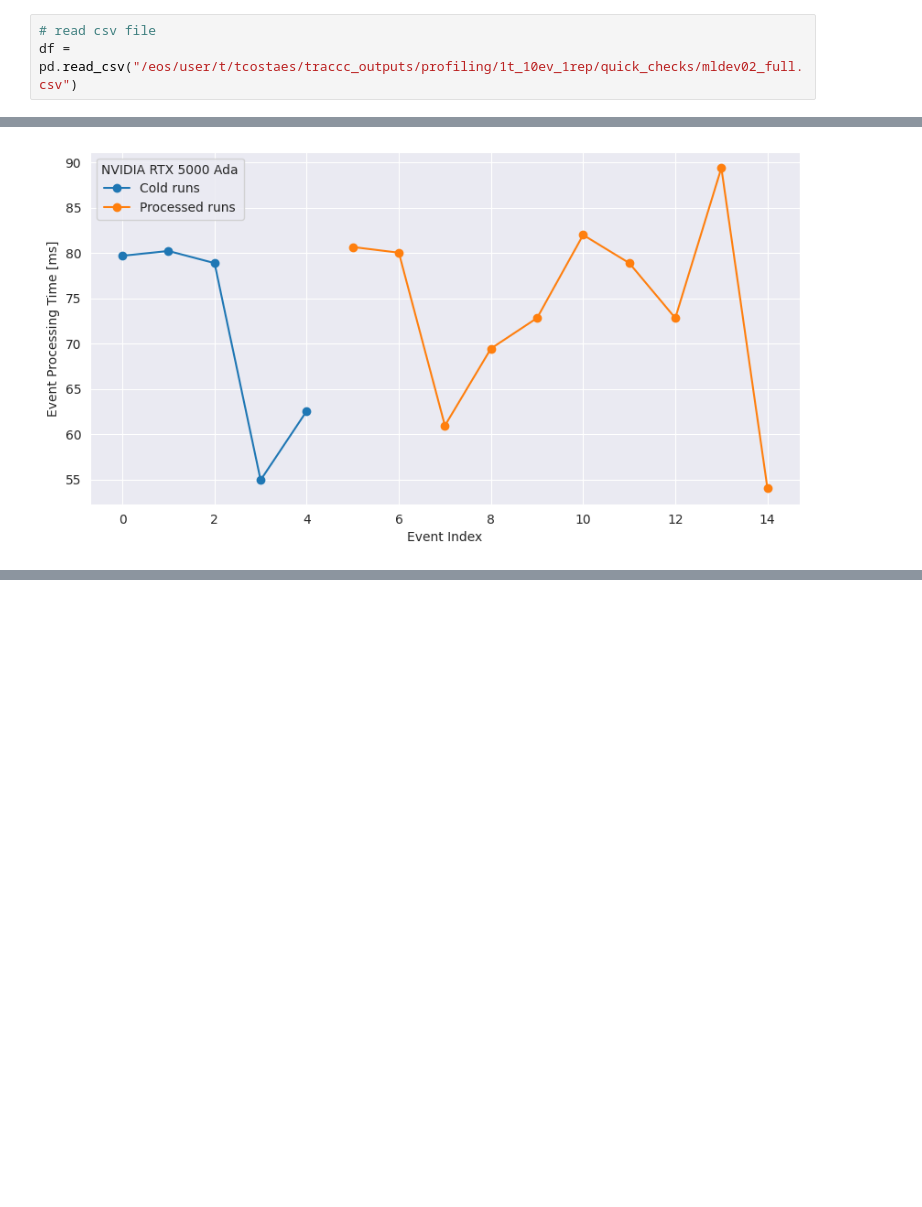
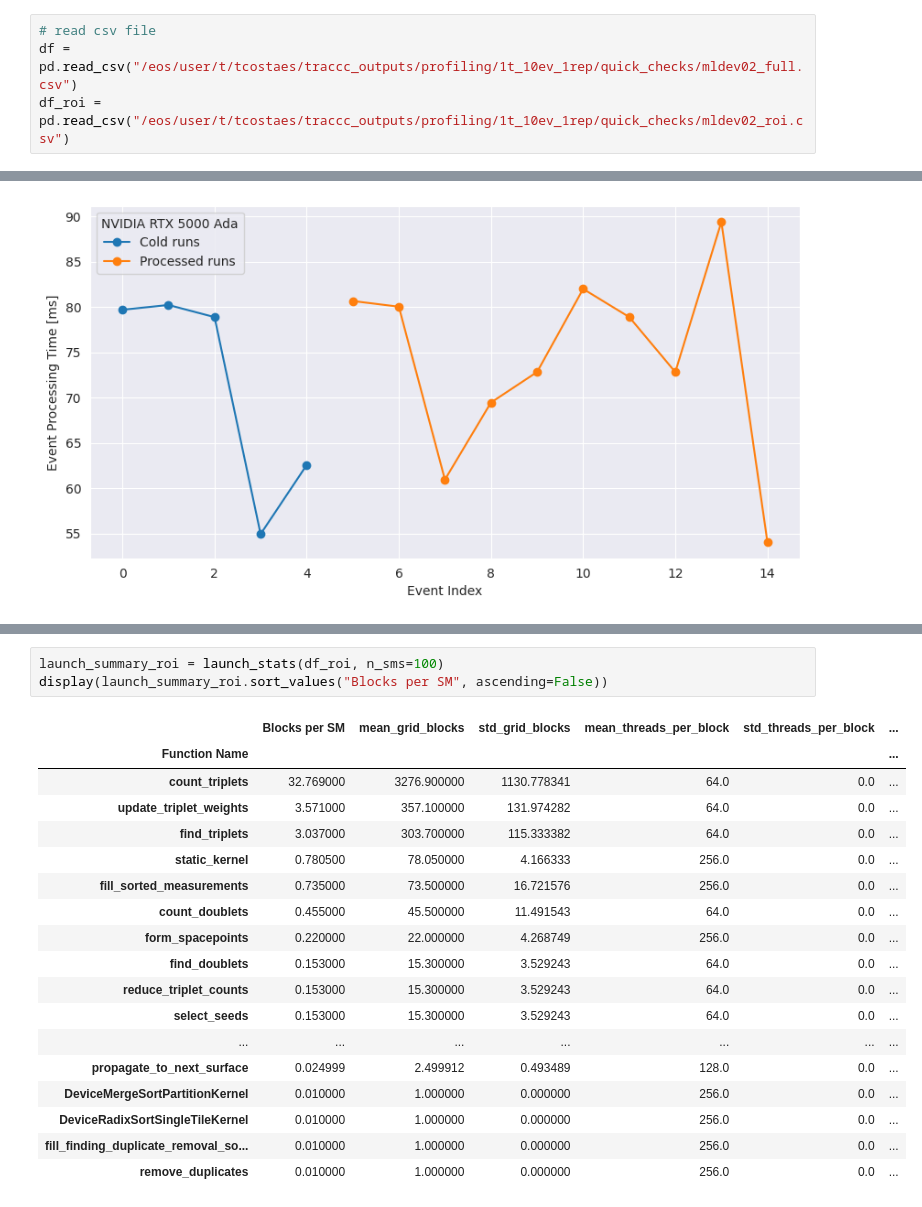
Before and after one commit to tescaria/cern-internship, a Jupyter notebook: profiling/quick_checks.ipynb, the cells around one changed output, grey strips where cells are left out. Drawn from its saved outputs; the diff is of its cells as text; blank space fills up the shorter version.

Commit message:
some more quick checks

```diff
--- a/profiling/quick_checks.ipynb
+++ b/profiling/quick_checks.ipynb
@@ -7,6 +7,7 @@ sns.set_style('darkgrid')
 # %%
 # read csv file
 df = pd.read_csv("/eos/user/t/tcostaes/traccc_outputs/profiling/1t_10ev_1rep/quick_checks/mldev02_full.csv")
+df_roi = pd.read_csv("/eos/user/t/tcostaes/traccc_outputs/profiling/1t_10ev_1rep/quick_checks/mldev02_roi.csv")
 # %%
 # assign event id based on ccl_kernel
 # here should output 15 indexes - 5 cold runs + 10 processed events
@@ -118,0 +226,22 @@ plt.show()
+# %%
+launch_summary_roi = launch_stats(df_roi, n_sms=100)
+display(launch_summary_roi.sort_values("Blocks per SM", ascending=False))
+# %% [output]
+|  | Blocks per SM | mean_grid_blocks | std_grid_blocks | mean_threads_per_block | std_threads_per_block | ... |
+| Function Name |  |  |  |  |  | ... |
+| count_triplets | 32.769000 | 3276.900000 | 1130.778341 | 64.0 | 0.0 | ... |
+| update_triplet_weights | 3.571000 | 357.100000 | 131.974282 | 64.0 | 0.0 | ... |
+| find_triplets | 3.037000 | 303.700000 | 115.333382 | 64.0 | 0.0 | ... |
+| static_kernel | 0.780500 | 78.050000 | 4.166333 | 256.0 | 0.0 | ... |
+| fill_sorted_measurements | 0.735000 | 73.500000 | 16.721576 | 256.0 | 0.0 | ... |
+| count_doublets | 0.455000 | 45.500000 | 11.491543 | 64.0 | 0.0 | ... |
+| form_spacepoints | 0.220000 | 22.000000 | 4.268749 | 256.0 | 0.0 | ... |
+| find_doublets | 0.153000 | 15.300000 | 3.529243 | 64.0 | 0.0 | ... |
+| reduce_triplet_counts | 0.153000 | 15.300000 | 3.529243 | 64.0 | 0.0 | ... |
+| select_seeds | 0.153000 | 15.300000 | 3.529243 | 64.0 | 0.0 | ... |
+| ... | ... | ... | ... | ... | ... | ... |
+| propagate_to_next_surface | 0.024999 | 2.499912 | 0.493489 | 128.0 | 0.0 | ... |
+| DeviceMergeSortPartitionKernel | 0.010000 | 1.000000 | 0.000000 | 256.0 | 0.0 | ... |
+| DeviceRadixSortSingleTileKernel | 0.010000 | 1.000000 | 0.000000 | 256.0 | 0.0 | ... |
+| fill_finding_duplicate_removal_so... | 0.010000 | 1.000000 | 0.000000 | 256.0 | 0.0 | ... |
+| remove_duplicates | 0.010000 | 1.000000 | 0.000000 | 256.0 | 0.0 | ... |
```
Also changed, not shown: parts of 6 cells of this notebook.
